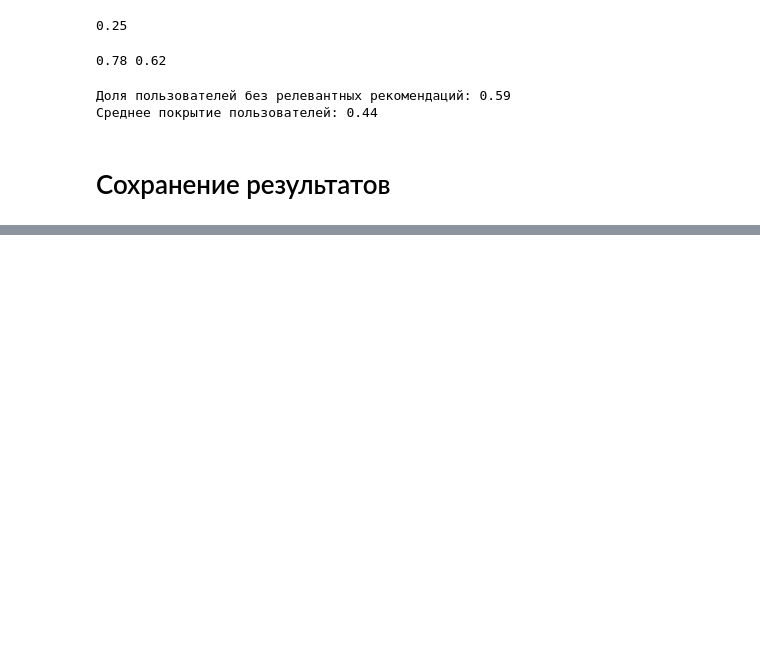
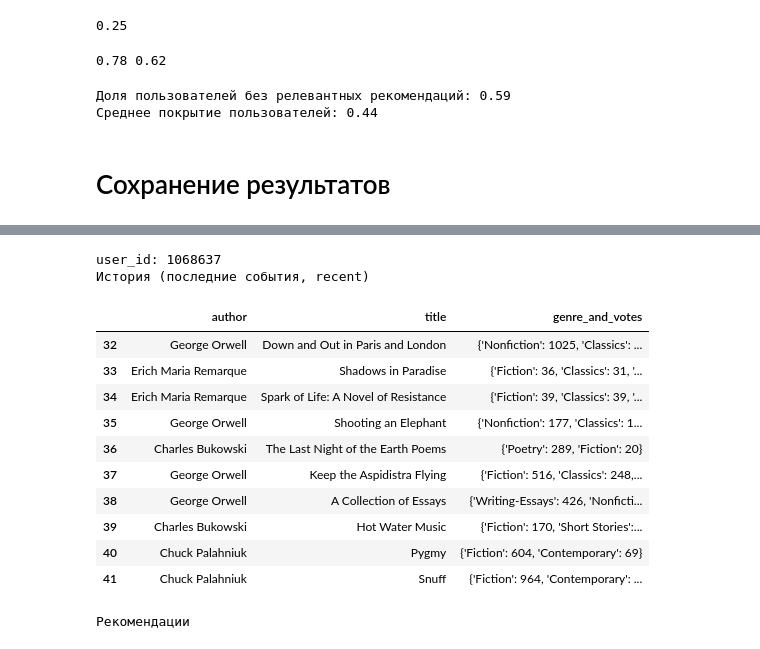
Before and after one commit to RumKam/mle-recsys-start, a Jupyter notebook: preprocessing.ipynb, the cells around one changed output, grey strips where cells are left out. Drawn from its saved outputs; the diff is of its cells as text; code cells hidden in the pictures; blank space fills up the shorter version.

```diff
--- a/preprocessing.ipynb
+++ b/preprocessing.ipynb
@@ -357,0 +422,5 @@ events.to_parquet("events.par")
+# %%
+items_grouped = events.groupby('item_id')['user_id'].nunique().reset_index()
+items_idx = list(items_grouped[items_grouped['user_id']>3]['item_id'].unique())
+
+new_events = events[events['item_id'].isin(items_idx)].reset_index(drop=True)
@@ -357,0 +543,36 @@ events.to_parquet("events.par")
+# %%
+
+# выберем произвольного пользователя из тренировочной выборки ("прошлого")
+user_id = events_train['user_id'].sample().iat[0]
+
+print(f"user_id: {user_id}")
+
+t = ['Erich Maria Remarque', 'Chuck Palahniuk', 'George Orwell', 'Franz Kafka', 'Charles Bukowski']
+
+#my = items[items['author'].isin(t)][["author", "title", "genre_and_votes"]].reset_index(drop=True)
+
+print("История (последние события, recent)")
+user_history = items[items['author'].isin(t)][["author", "title", "genre_and_votes"]].reset_index(drop=True)
+
+user_history_to_print = user_history[["author", "title", "genre_and_votes"]].tail(10)
+display(user_history_to_print)
+
+print("Рекомендации")
+user_recommendations = get_recommendations_svd(user_id, items, events_train, svd_model)
+user_recommendations = user_recommendations.merge(items[["item_id", "author", "title", "genre_and_votes"]], on="item_id")
+display(user_recommendations)
+# %% [output]
+user_id: 1068637
+История (последние события, recent)
+|  | author | title | genre_and_votes |
+| 32 | George Orwell | Down and Out in Paris and London | {'Nonfiction': 1025, 'Classics': ... |
+| 33 | Erich Maria Remarque | Shadows in Paradise | {'Fiction': 36, 'Classics': 31, '... |
+| 34 | Erich Maria Remarque | Spark of Life: A Novel of Resistance | {'Fiction': 39, 'Classics': 39, '... |
+| 35 | George Orwell | Shooting an Elephant | {'Nonfiction': 177, 'Classics': 1... |
+| 36 | Charles Bukowski | The Last Night of the Earth Poems | {'Poetry': 289, 'Fiction': 20} |
+| 37 | George Orwell | Keep the Aspidistra Flying | {'Fiction': 516, 'Classics': 248,... |
+| 38 | George Orwell | A Collection of Essays | {'Writing-Essays': 426, 'Nonficti... |
+| 39 | Charles Bukowski | Hot Water Music | {'Fiction': 170, 'Short Stories':... |
+| 40 | Chuck Palahniuk | Pygmy | {'Fiction': 604, 'Contemporary': 69} |
+| 41 | Chuck Palahniuk | Snuff | {'Fiction': 964, 'Contemporary': ... |
+Рекомендации
```
Also changed, not shown: parts of 20 cells of this notebook.
